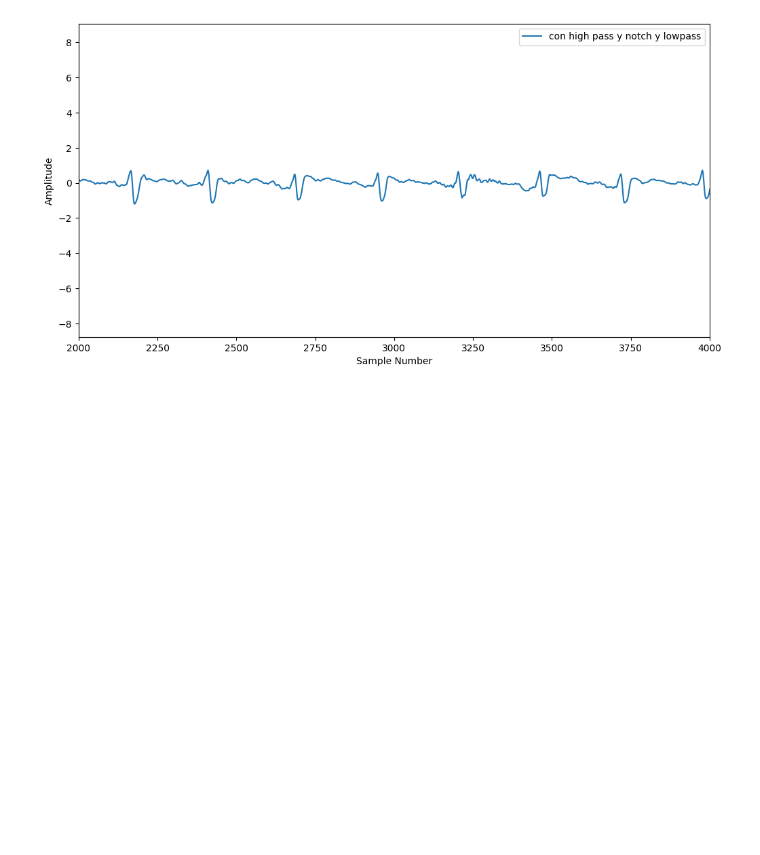
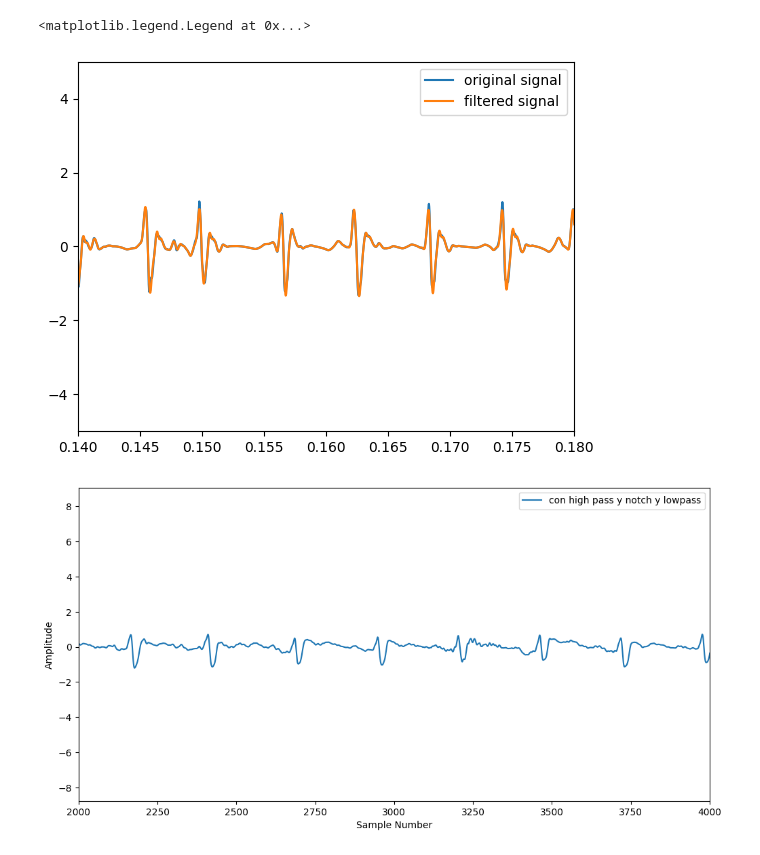
Before and after one commit to JBatRey/tp4assd, a Jupyter notebook: denoise.ipynb, the cells around one changed output. Saved outputs shown, nothing was run; the diff lists cells and outputs as text; code cells hidden in the pictures; blank space fills up the shorter version.

```diff
--- a/denoise.ipynb
+++ b/denoise.ipynb
@@ -55,4 +0,0 @@ plt.show()
-# %%
-for i in range(5):
-    plt.plot(coeffs[i])
-    print(len(coeffs[i]))
@@ -66,3 +87,37 @@ for i in range(5):
+# %%
+wavelet = 'db20'
+level = 6
+
+# Perform wavelet decomposition
+sig = filter_signal(ecg_signal, 25)
+coeffs = pywt.wavedec(sig, wavelet, level=level)
+
+for i in range(1,len(coeffs)):
+    t = np.linspace(0, 1, len(coeffs[i]))
+    #plt.plot(t, coeffs[i],label=str(i))
+    #print(len(coeffs[i]))
+
+plt.plot(np.linspace(0, 1, len(sig)), sig, label='original signal')
+
+
+
+new_coeffs = []
+for id, coef in enumerate(coeffs):
+    if id==0 or id==1 or id==2 or id==3:
+        new_coeffs.append(coef)
+    else:
+        new_coeffs.append(np.zeros(len(coef)))
+
+ecg_filtered2 = pywt.waverec(new_coeffs, wavelet)
+
+plt.plot(np.linspace(0, 1, len(ecg_filtered2)), ecg_filtered2, label='filtered signal')
+
+plt.xlim(0.14, 0.18)
+plt.ylim(-5,5)
+plt.legend()
+# %% [output]
+<matplotlib.legend.Legend at 0x...>
+[figure, added]
 # %%
 ecg = np.loadtxt('118e00.csv')
 
```
Also changed, not shown: parts of 3 cells of this notebook.
